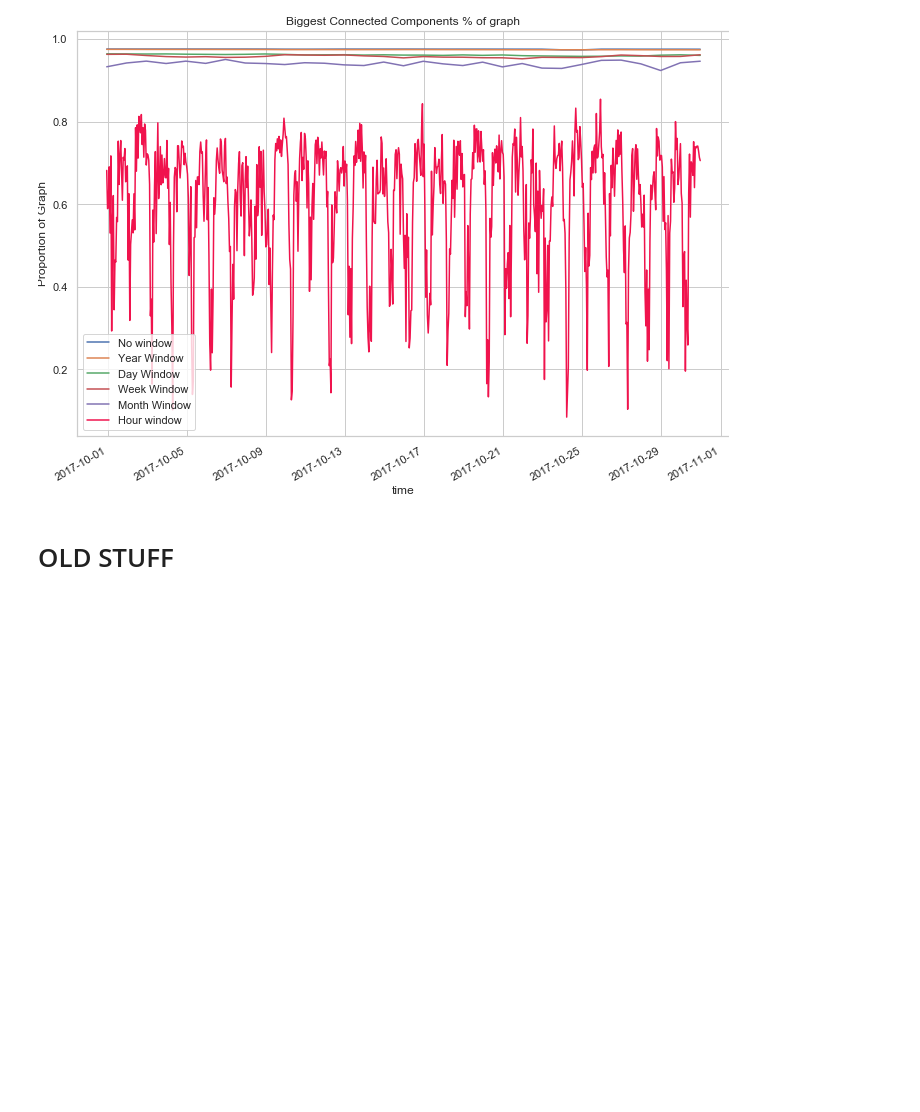
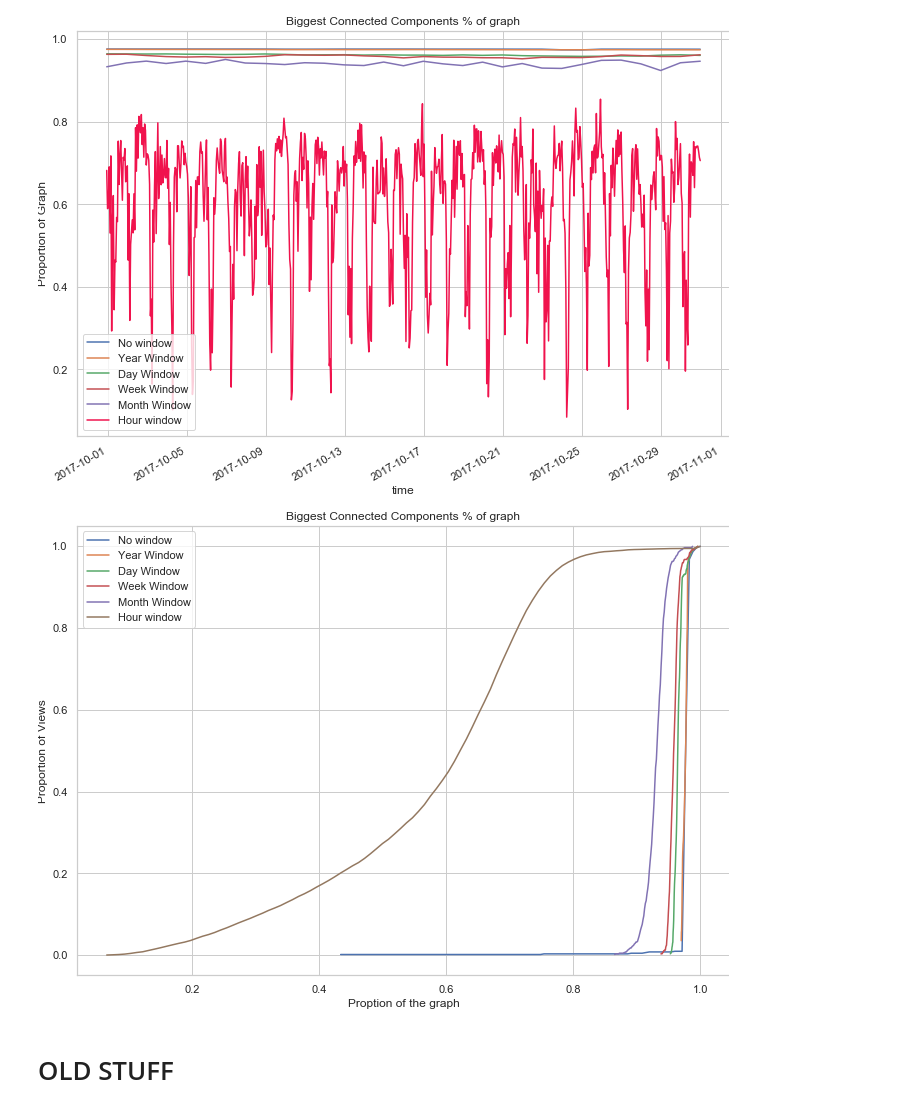
Before and after one commit to miratepuffin/Raphtory-Deployment, a Jupyter notebook: JupyterPlotting/Gab Plots.ipynb, the cells around one changed output. Saved outputs shown, nothing was run; the diff lists cells and outputs as text; code cells hidden in the pictures; blank space fills up the shorter version.

```diff
--- a/JupyterPlotting/Gab Plots.ipynb
+++ b/JupyterPlotting/Gab Plots.ipynb
@@ -88,6 +88,72 @@ fullPlot('proportion','Biggest Connected Components % of graph','Date','Proporti
 #fullPlot('clustersGT2','Total Connected Components with a size > 2','Date','Total Connected Components with size > 2','linear')
 # %% [output]
 [figure]
+# %%
+def fullPlot(toPlot,title,x,y,scale,start,end):
+    num_bins = 100
+    windows = [31536000000,2592000000,604800000,86400000]
+    labels = ["Year Window",'Day Window','Week Window','Month Window']
+    a4_dims = (11.7, 8.27)
+    fig, ax = plt.subplots(figsize=a4_dims)
+    plt.title(title)
+    plt.xlabel(x)
+    plt.ylabel(y)
+    ax.set_yscale(scale)
+
+    with open('nowindow.json') as json_file:
+        x = json.load(json_file)
+        x= pd.DataFrame(x['views'])
+        x['time'] = pd.to_datetime(x['time'],unit='ms')
+        x['index'] = pd.to_datetime(x['time'],unit='ms')
+        x.set_index('index', inplace=True)
+        x =x[start:end]
+        x = x[x['total'] != 0]
+        x['mean'] = x[toPlot].rolling(window=4,center=False).mean()
+        counts, bin_edges = np.histogram (x[toPlot], bins=num_bins, normed=True)
+        cdf = np.cumsum (counts)
+        l,=plt.plot (bin_edges[1:], cdf/cdf[-1])
+        l.set_label("No window")
+
+    with open('bigCC.json') as json_file:
+        cc1 = json.load(json_file)
+        cc1= pd.DataFrame(cc1['views'])
+        cc1['time'] = pd.to_datetime(cc1['time'],unit='ms')
+        cc1['index'] = pd.to_datetime(cc1['time'],unit='ms')
+        cc1.set_index('index', inplace=True)
+        cc1=cc1[start:end]
+        cc1 = cc1[cc1[toPlot] != 0]
+        index = 0
+        for i in windows:
+            y = cc1[cc1['windowsize'] == i]
+            y['mean'] = y[toPlot].rolling(window=4,center=False).mean()
+            hours = str(int((i/3600000)))+" hour window"
+            counts, bin_edges = np.histogram (y[toPlot], bins=num_bins, normed=True)
+            cdf = np.cumsum (counts)
+            l,=plt.plot (bin_edges[1:], cdf/cdf[-1])
+            l.set_label(labels[index])
+            index +=1
+
+    with open('cc1hour.json') as json_file:
+        x = json.load(json_file)
+        x= pd.DataFrame(x['views'])
+        x['index'] = pd.to_datetime(x['time'],unit='ms')
+        x['time'] = pd.to_datetime(x['time'],unit='ms')
+        x.set_index('index', inplace=True)
+        x =x[start:end]
+        x = x[x['total'] != 0]
+        x['hour'] = x.apply(lambda row: int(row['time'].hour),axis=1)
+        counts, bin_edges = np.histogram (x[toPlot], bins=num_bins, normed=True)
+        cdf = np.cumsum (counts)
+        plt.plot(bin_edges[1:], cdf/cdf[-1],label="Hour window")
+        #x.plot(x='time', y=toPlot,ax=ax, color="#f0134d",)
+    ax.legend()
+    plt.show()
+
+
+
+fullPlot('proportion','Biggest Connected Components % of graph','Proption of the graph','Proportion of Views','linear','2016-07-01', '2018-05-03')
+# %% [output]
+[figure, added]
 # %% [markdown]
 # OLD STUFF
 # %%
```
Also changed, not shown: 1 other file.
